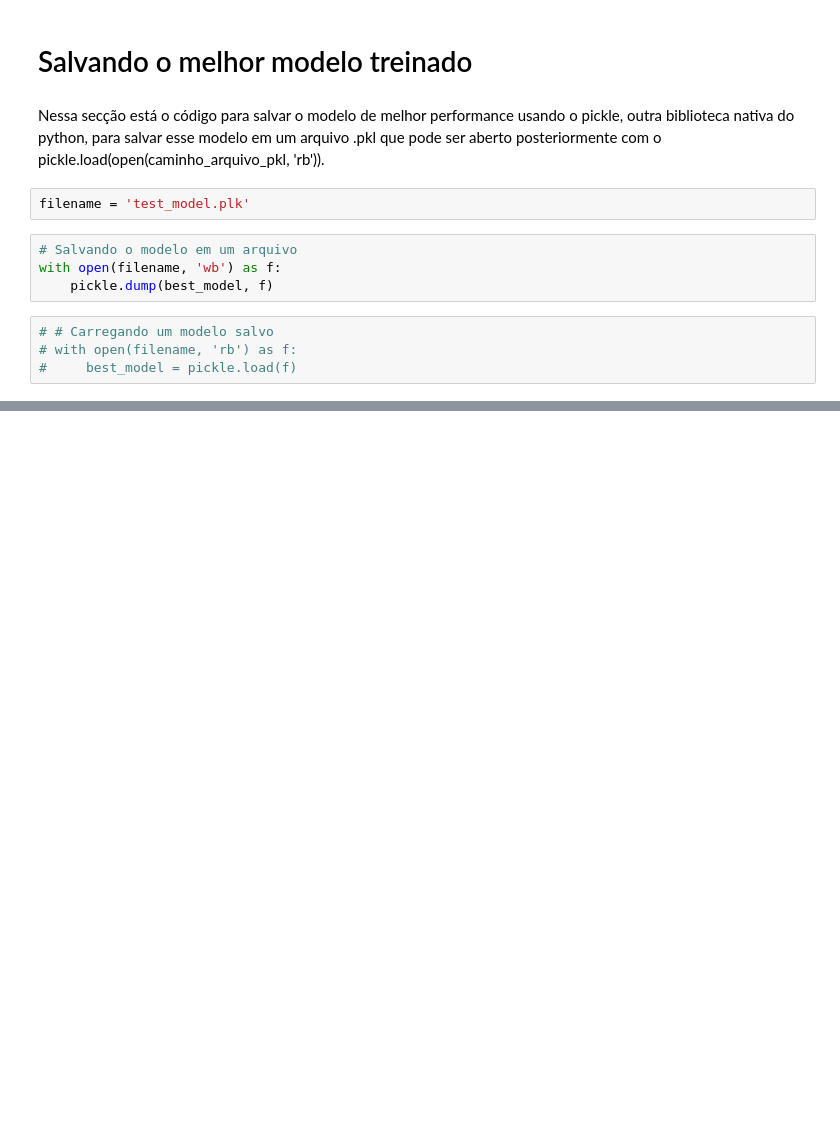
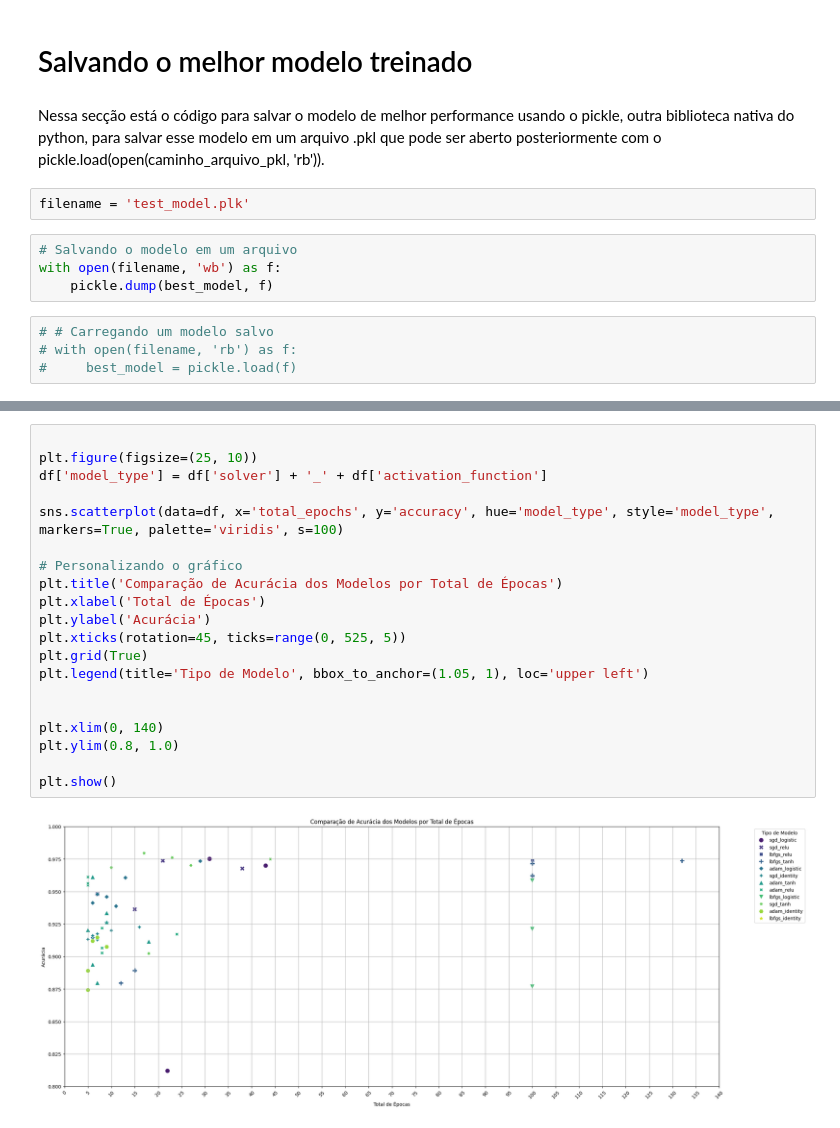
Before and after one commit to GuilhermeMaciel75/Redes_Neurais_p1, a Jupyter notebook: src/sklearnMnistMLP.ipynb, the cells around one changed output, grey strips where cells are left out. Saved outputs shown, nothing was run; the diff lists cells and outputs as text; blank space fills up the shorter version.

```diff
--- a/src/sklearnMnistMLP.ipynb
+++ b/src/sklearnMnistMLP.ipynb
@@ -251,0 +328,22 @@ with open(filename, 'wb') as f:
+# %%
+
+plt.figure(figsize=(25, 10))
+df['model_type'] = df['solver'] + '_' + df['activation_function']
+
+sns.scatterplot(data=df, x='total_epochs', y='accuracy', hue='model_type', style='model_type', markers=True, palette='viridis', s=100)
+
+# Personalizando o gráfico
+plt.title('Comparação de Acurácia dos Modelos por Total de Épocas')
+plt.xlabel('Total de Épocas')
+plt.ylabel('Acurácia')
+plt.xticks(rotation=45, ticks=range(0, 525, 5))
+plt.grid(True)
+plt.legend(title='Tipo de Modelo', bbox_to_anchor=(1.05, 1), loc='upper left')
+
+
+plt.xlim(0, 140)
+plt.ylim(0.8, 1.0)
+
+plt.show()
+# %% [output]
+[figure, added]
```
Also changed, not shown: parts of 13 cells of this notebook, 3 other files.
